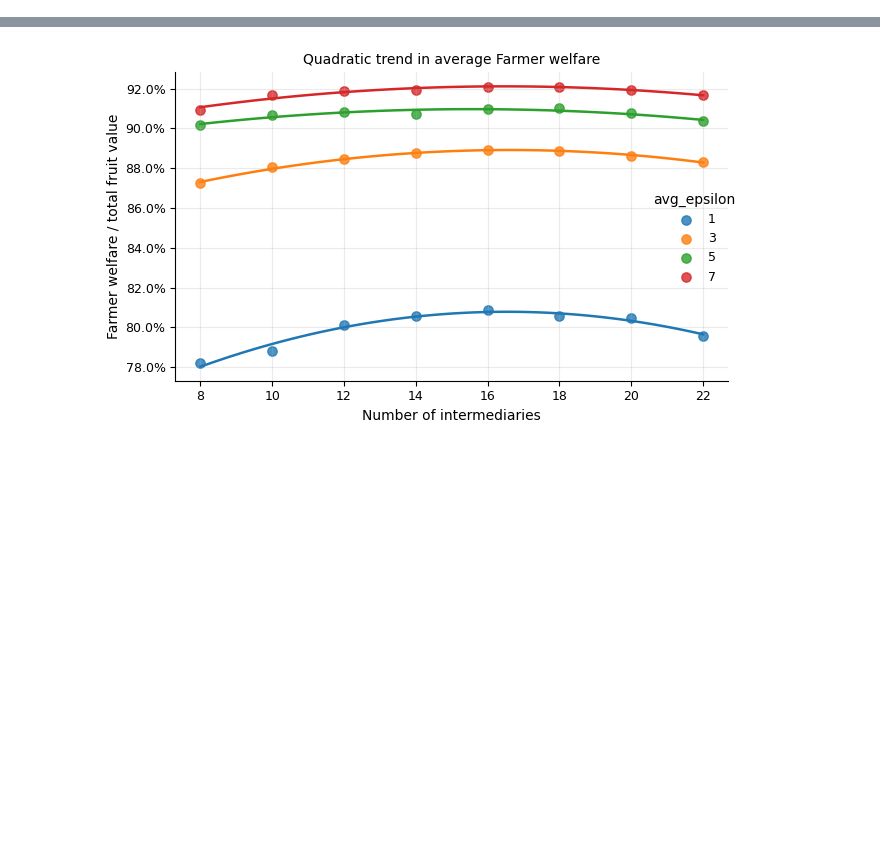
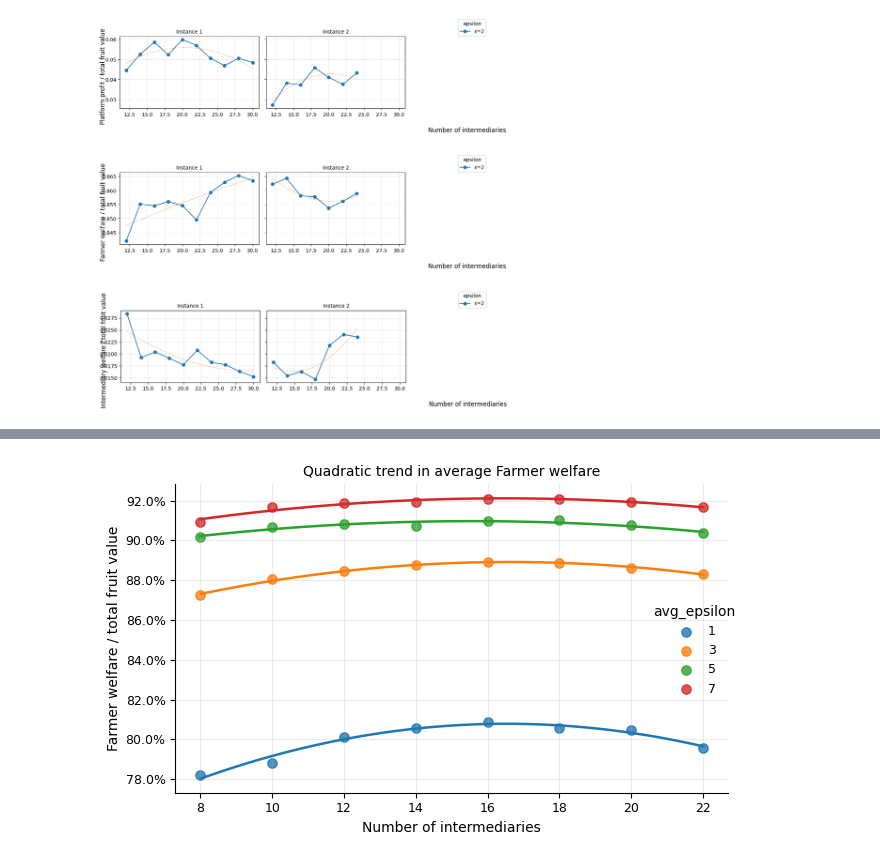
Before and after one commit to nachatjatu/SyntheticInstanceGenerator, a Jupyter notebook: notebooks/scaling_ints.ipynb, the cells around one changed output, grey strips where cells are left out. Saved outputs shown, nothing was run; the diff lists cells and outputs as text; code cells hidden in the pictures; blank space fills up the shorter version.

```diff
--- a/notebooks/scaling_ints.ipynb
+++ b/notebooks/scaling_ints.ipynb
@@ -126,0 +149,25 @@ def plot_welfare_range(df, lower_col, upper_col, ylabel, title):
+# %%
+plot_metric_by_instance(
+    df_gaps,
+    metric_col="profit_percentage",
+    metric_label="Platform profit / total fruit value",
+    n_cols=5,
+)
+
+plot_metric_by_instance(
+    df_gaps,
+    metric_col="min_welfare_farmers",
+    metric_label="Farmer welfare / total fruit value",
+    n_cols=5,
+)
+
+plot_metric_by_instance(
+    df_gaps,
+    metric_col="max_welfare_intermediaries",
+    metric_label="Intermediary welfare / total fruit value",
+    n_cols=5,
+)
+# %% [output]
+[figure, added]
+[figure, added]
+[figure, added]
```
Also changed, not shown: parts of 11 cells of this notebook, 26 other files.
